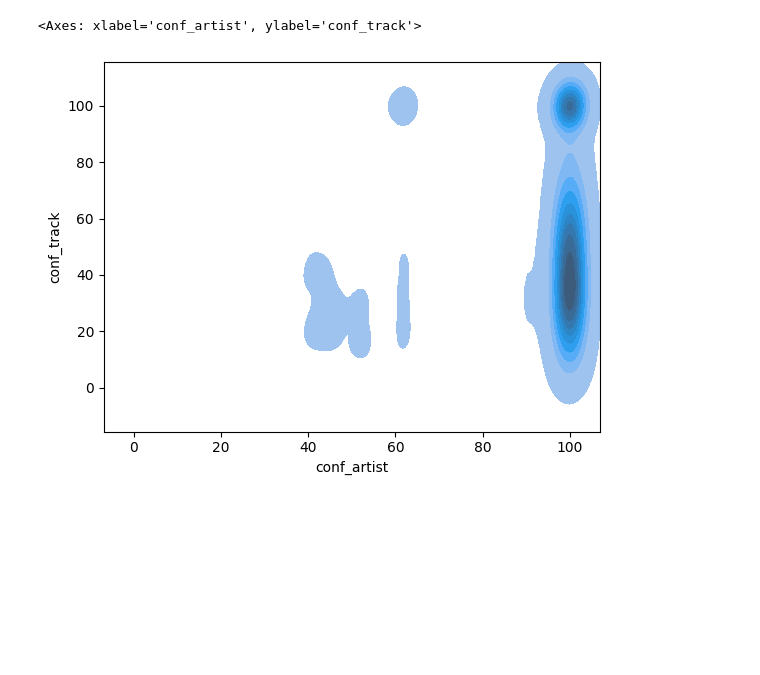
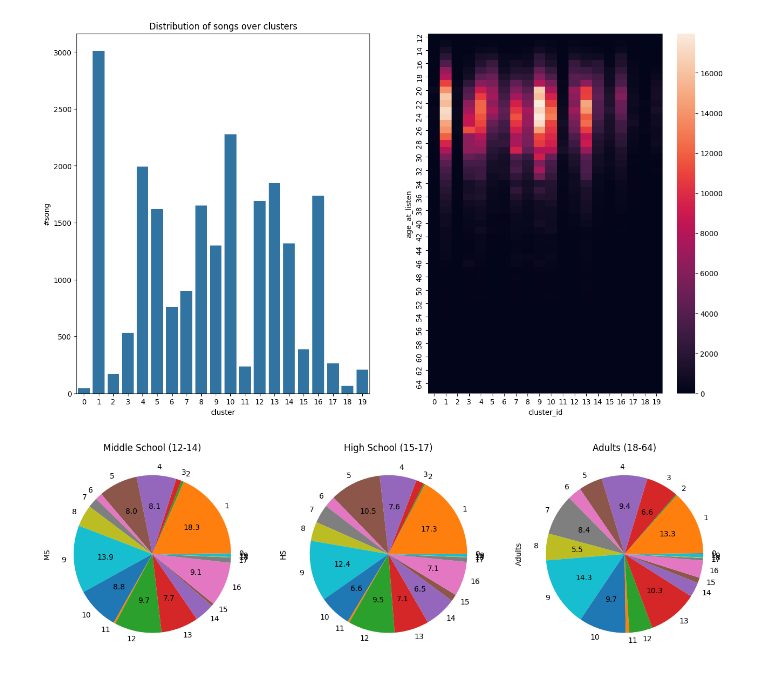
Before and after one commit to sbakker6/MusicRSAndChildren, a Jupyter notebook: analysis.ipynb, the cells around one changed output. Cells and saved outputs as stored; diff of their text form; code cells hidden in the pictures; blank space fills up the shorter version.

```diff
--- a/analysis.ipynb
+++ b/analysis.ipynb
@@ -35,13 +0,0 @@ plt.show()
-# %%
-from utils import create_connection
-
-conn, cursor = create_connection("genius_db")
-cursor.execute("select * from lfm2b_genius")
-res = cursor.fetchall()
-conn.close()
-
-data = pd.DataFrame(res, columns=["track_id", "song_id", "conf_artist", "conf_track"])
-sns.kdeplot(data, x="conf_artist", y="conf_track", fill=True)
-# %% [output]
-<Axes: xlabel='conf_artist', ylabel='conf_track'>
-[figure, removed]
@@ -47,0 +5,5 @@ sns.kdeplot(data, x="conf_artist", y="conf_track", fill=True)
+# %%
+conn, cursor = create_connection("genius_db")
+cursor.execute("select song_id, cluster_id from cluster")
+clusters = pd.DataFrame(cursor.fetchall(), columns =["song_id", "cluster_id"])
+conn.close()
@@ -47,0 +65,45 @@ sns.kdeplot(data, x="conf_artist", y="conf_track", fill=True)
+# %%
+listening_events_with_clusters = data.merge(clusters, on="song_id")
+# %%
+# Let's create a pivot table to see the amount of listening events per age_group and cluster
+# https://www.statology.org/pandas-pivot-table-count/
+pt = pd.pivot_table(listening_events_with_clusters, values="track_id", index="age_at_listen", columns="cluster_id", aggfunc="count") \
+        .fillna(0) \
+        .astype(int)
+
+songs_per_cluster = clusters.groupby("cluster_id").count().reset_index()
+
+import matplotlib.pyplot as plt
+import seaborn as sns
+fig, (ax1, ax2) = plt.subplots(figsize=(16,9), nrows=1, ncols=2)
+
+ax1.set_title("Distribution of songs over clusters")
+ax1.set_ylabel("#song")
+ax1.set_xlabel("cluster")
+sns.barplot(songs_per_cluster, x="cluster_id", y="song_id", ax=ax1)
+sns.heatmap(pt, ax=ax2)
+plt.show()
+# %% [output]
+[figure, added]
+# %%
+middle_school = pt.loc[12:14].sum()
+middle_school.name = "MS"
+high_school = pt.loc[15:17].sum()
+high_school.name = "HS"
+adults = pt.loc[18:].sum()
+adults.name="Adults"
+children = pt.loc[12:17].sum()
+children.name="Children"
+
+
+fig, (ax1, ax2, ax3) = plt.subplots(figsize = (16,9), ncols=3)
+
+# https://stackoverflow.com/questions/63704956/pie-chart-show-percentage-of-specific-values#63705426
+show_percentages_more_than_5_perc = lambda val : ('%.1f' % val) if val > 5 else ''
+
+middle_school.plot.pie(ax=ax1, title="Middle School (12-14)",autopct=show_percentages_more_than_5_perc)
+high_school.plot.pie(ax=ax2, title="High School (15-17)", autopct=show_percentages_more_than_5_perc)
+adults.plot.pie(ax=ax3, title="Adults (18-64)", autopct=show_percentages_more_than_5_perc)
+plt.show()
+# %% [output]
+[figure, added]
```
Also changed, not shown: parts of 10 cells of this notebook, 1 other file.
